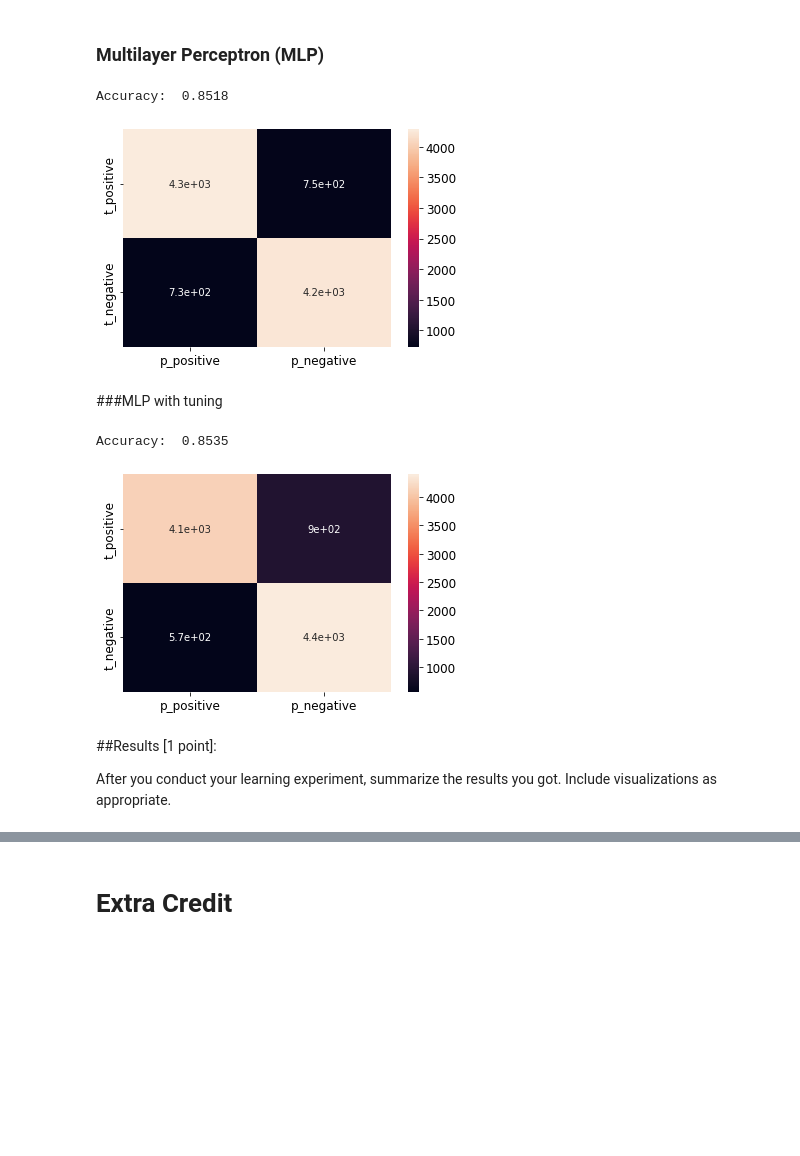
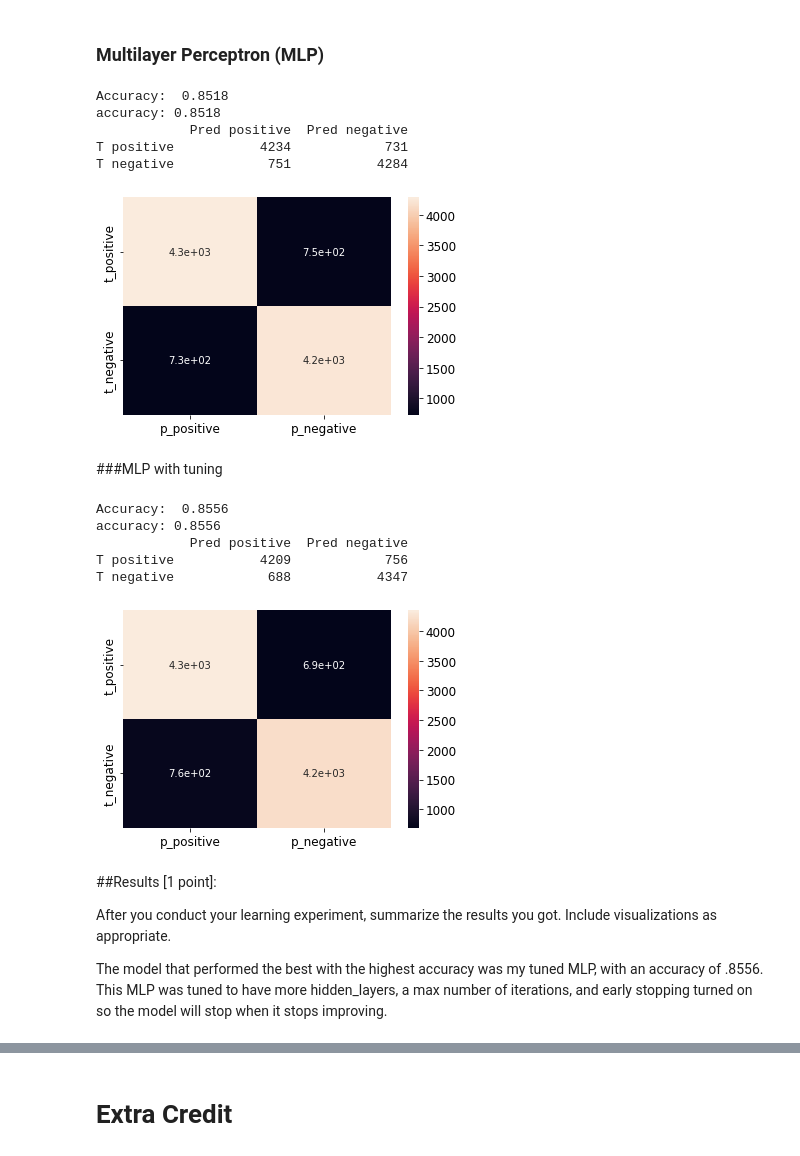
Before and after one commit to sbecker17/public_work, a Jupyter notebook: Project_2_NLP.ipynb, the cells around one changed output, grey strips where cells are left out. Cells and saved outputs as stored; diff of their text form; code cells hidden in the pictures; blank space fills up the shorter version.

```diff
--- a/Project_2_NLP.ipynb
+++ b/Project_2_NLP.ipynb
@@ -137,8 +154,8 @@ I imported beautiful soup to get a collection of commonly used English stopwords
 from sklearn.feature_extraction.text import CountVectorizer
 
 #Bag of Words with 5000 most common words
-vectorizer = CountVectorizer(analyzer='word', max_features = 1000)
-#find the right 5000 words
+vectorizer = CountVectorizer(analyzer='word', max_features = 500)
+#find the right 500 words
 vectorizer.fit(train_data)
 
 #use the vectorizer to transform review strings into word count vectors
@@ -236,25 +290,0 @@ print_confusion_matrix(test_sln, predictions, True)
-# %%
-from sklearn.neural_network import MLPClassifier
-from sklearn import metrics
-from sklearn.metrics import confusion_matrix
-from sklearn.decomposition import PCA
-
-extractor = PCA(n_components=500, whiten=True)
-extractor.fit(train_data_vectors)
-
-#print('this is the variance/importance of each component')
-#print(extractor.explained_variance_ratio_)
-
-train_transformed = extractor.transform(train_data_vectors)
-test_transformed = extractor.transform(test_data_vectors)
-
-mlp_transformed = MLPClassifier(random_state=0,hidden_layer_sizes = (100,))
-mlp_transformed.fit(train_transformed,train_sln)
-predictions = mlp_transformed.predict(test_transformed)
-
-print_confusion_matrix(test_sln, predictions, True)
-
-print("accuracy:", metrics.accuracy_score(test_sln, predictions))
-vals = data['sentiment'].unique() ## possible classification values
-conf_mat = metrics.confusion_matrix(test_sln, predictions, labels=vals)
-print(pd.DataFrame(conf_mat, index = "T " + vals, columns = "Pred " + vals))
@@ -312,8 +332,14 @@ Sentiment accuracy: 0.8143
 from sklearn import metrics
 from sklearn.metrics import confusion_matrix
 from sklearn.linear_model import Perceptron
-perc = Perceptron(n_iter_no_change = 10, early_stopping=True)
+perc = Perceptron(n_iter_no_change = 100, early_stopping=True)
 perc.fit(train_data_vectors,train_sln)
 perc_predictions = perc.predict(test_data_vectors)
 print("Sentiment accuracy:", metrics.accuracy_score(test_sln, perc_predictions))
+
+print_confusion_matrix(test_sln, perc_predictions, True)
+
+vals = data['sentiment'].unique() ## possible classification values
+conf_mat = metrics.confusion_matrix(test_sln, predictions, labels=vals)
+print(pandas.DataFrame(conf_mat, index = "T " + vals, columns = "Pred " + vals))
 # %% [output]
@@ -331,30 +361,50 @@ predictions = mlp.predict(test_data_vectors)
 
 print("Accuracy: ", metrics.accuracy_score(test_sln,predictions))
 print_confusion_matrix(test_sln, predictions, True)
+
+print("accuracy:", metrics.accuracy_score(test_sln, predictions))
+vals = data['sentiment'].unique() ## possible classification values
+conf_mat = metrics.confusion_matrix(test_sln, predictions, labels=vals)
+print(pandas.DataFrame(conf_mat, index = "T " + vals, columns = "Pred " + vals))
 # %% [output]
 Accuracy:  0.8518
+accuracy: 0.8518
+            Pred positive  Pred negative
+T positive           4234            731
+T negative            751           4284
 [figure]
 # %% [markdown]
 ###MLP with tuning
 # %%
 from sklearn.neural_network import MLPClassifier
 from sklearn import metrics
 from sklearn.metrics import confusion_matrix
 
-mlp = MLPClassifier(random_state=0,hidden_layer_sizes = (100,), max_iter = 600, early_stopping=True)
+mlp = MLPClassifier(random_state=0,hidden_layer_sizes = (150,), max_iter = 50, early_stopping=True)
 mlp.fit(train_data_vectors,train_sln)
 predictions = mlp.predict(test_data_vectors)
 
 print("Accuracy: ", metrics.accuracy_score(test_sln,predictions))
 print_confusion_matrix(test_sln, predictions, True)
+
+print("accuracy:", metrics.accuracy_score(test_sln, predictions))
+vals = data['sentiment'].unique() ## possible classification values
+conf_mat = metrics.confusion_matrix(test_sln, predictions, labels=vals)
+print(pandas.DataFrame(conf_mat, index = "T " + vals, columns = "Pred " + vals))
 # %% [output]
-Accuracy:  0.8535
+Accuracy:  0.8556
+accuracy: 0.8556
+            Pred positive  Pred negative
+T positive           4209            756
+T negative            688           4347
-[figure, old version]
+[figure, new version]
 # %% [markdown]
 ##Results
 [1 point]:
 
 After you conduct your learning experiment, summarize the results you got. Include visualizations as appropriate.
+
+The model that performed the best with the highest accuracy was my tuned MLP, with an accuracy of .8556. This MLP was tuned to have more hidden_layers, a max number of iterations, and early stopping turned on so the model will stop when it stops improving.
 # %% [markdown]
 ## Wrap Up
 ###Bumps in the Road
```
Also changed, not shown: parts of 18 cells of this notebook.
